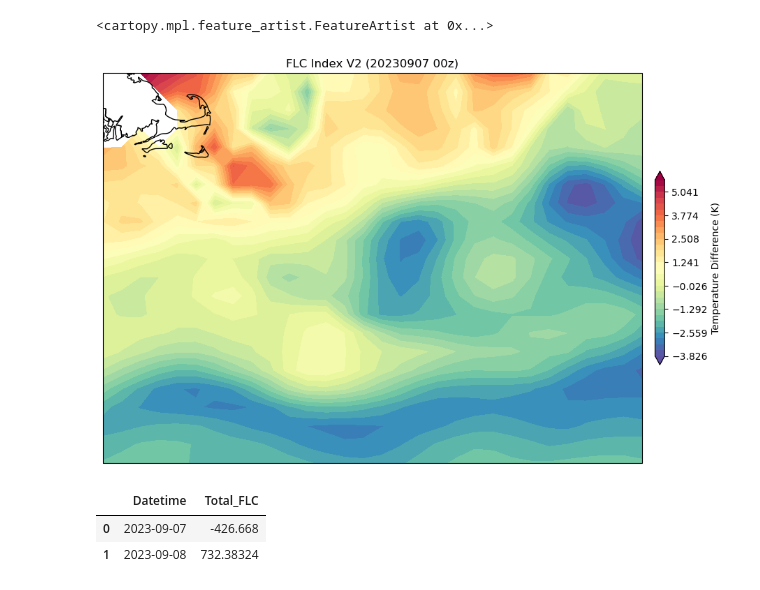
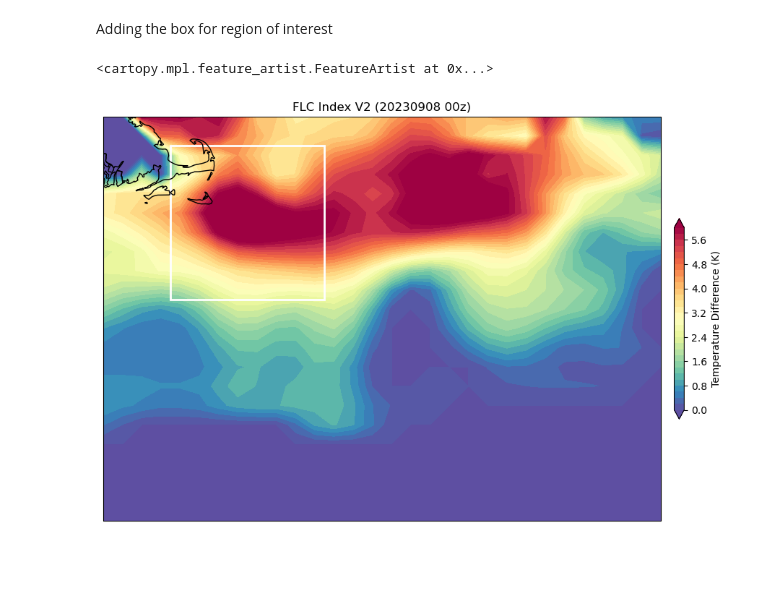
Before and after one commit to jesseturner/FalseLowClouds, a Jupyter notebook: Case_Studies/Georges_Bank/Visualize_georges_bank.ipynb, the cells around one changed output. Drawn from its saved outputs; the diff is of its cells as text; code cells hidden in the pictures; blank space fills up the shorter version.

Commit message:
Running analysis, filtering down the region of interest

```diff
--- a/Case_Studies/Georges_Bank/Visualize_georges_bank.ipynb
+++ b/Case_Studies/Georges_Bank/Visualize_georges_bank.ipynb
@@ -10,25 +12,45 @@ import pandas as pd
 # %%
 dataset_path = "FLC_index_V2_data/"
 # %%
-date = "20230907"
+date = "20230908"
 time = "00z"
 # %%
 ds = xr.open_dataset(dataset_path+date+"_"+time+".nc")
+# %%
+FLC_index_masked = ds.FLC_index_V2.where(ds.FLC_index_V2 >= 0, 0)
+# %% [markdown]
+Adding the box for region of interest
+# %%
+roi_lon1 = -70.5  # Western longitude of the ROI
+roi_lon2 = -68.5  # Eastern longitude of the ROI
+roi_lat1 = 40   # Southern latitude of the ROI
+roi_lat2 = 42    # Northern latitude of the ROI
+
+roi_box = mpatches.Rectangle(
+    xy=(roi_lon1, roi_lat1),
+    width=roi_lon2 - roi_lon1,
+    height=roi_lat2 - roi_lat1,
+    fill=False,  # Set to True if you want a filled rectangle
+    edgecolor='white',  # Customize the box color
+    linewidth=2.0,    # Customize the line width
+    transform=ccrs.PlateCarree()  # Specify the coordinate reference system
+)
 # %%
 projection=ccrs.PlateCarree()
 fig,ax=plt.subplots(1, figsize=(12,12),subplot_kw={'projection': projection})
 cmap = plt.cm.Spectral_r
-levels = np.linspace(np.nanmin(ds.FLC_index_V2), np.nanmax(ds.FLC_index_V2), 31)
+levels = np.linspace(0, 6, 31)
 
-c=ax.contourf(ds.longitude, ds.latitude, ds.FLC_index_V2, cmap=cmap, extend='both', levels=levels)
+c=ax.contourf(ds.longitude, ds.latitude, FLC_index_masked, cmap=cmap, extend='both', levels=levels)
 clb=plt.colorbar(c, shrink=0.3, pad=0.02, ax=ax)
 ax.set_title('FLC Index V2 ('+date+' '+ time+')')
 clb.set_label('Temperature Difference (K)')
+ax.add_patch(roi_box)
 
 ax.add_feature(cfeature.STATES)
 # %% [output]
 <cartopy.mpl.feature_artist.FeatureArtist at 0x...>
-[figure, old version]
+[figure, new version]
 # %%
 result_df = pd.DataFrame(columns=['Datetime', 'Total_FLC'])
 
@@ -40,9 +72,3 @@ for file_path in nc_files:
     dt = datetime.strptime(file_path[18:29], "%Y%m%d_%H")
 
     result_df = result_df.append({'Datetime': dt, 'Total_FLC': total_flc}, ignore_index=True)
-# %%
-result_df
-# %% [output]
-|  | Datetime | Total_FLC |
-| 0 | 2023-09-07 | -426.668 |
-| 1 | 2023-09-08 | 732.38324 |
```
Also changed, not shown: parts of 4 cells of this notebook, 1 other file.
